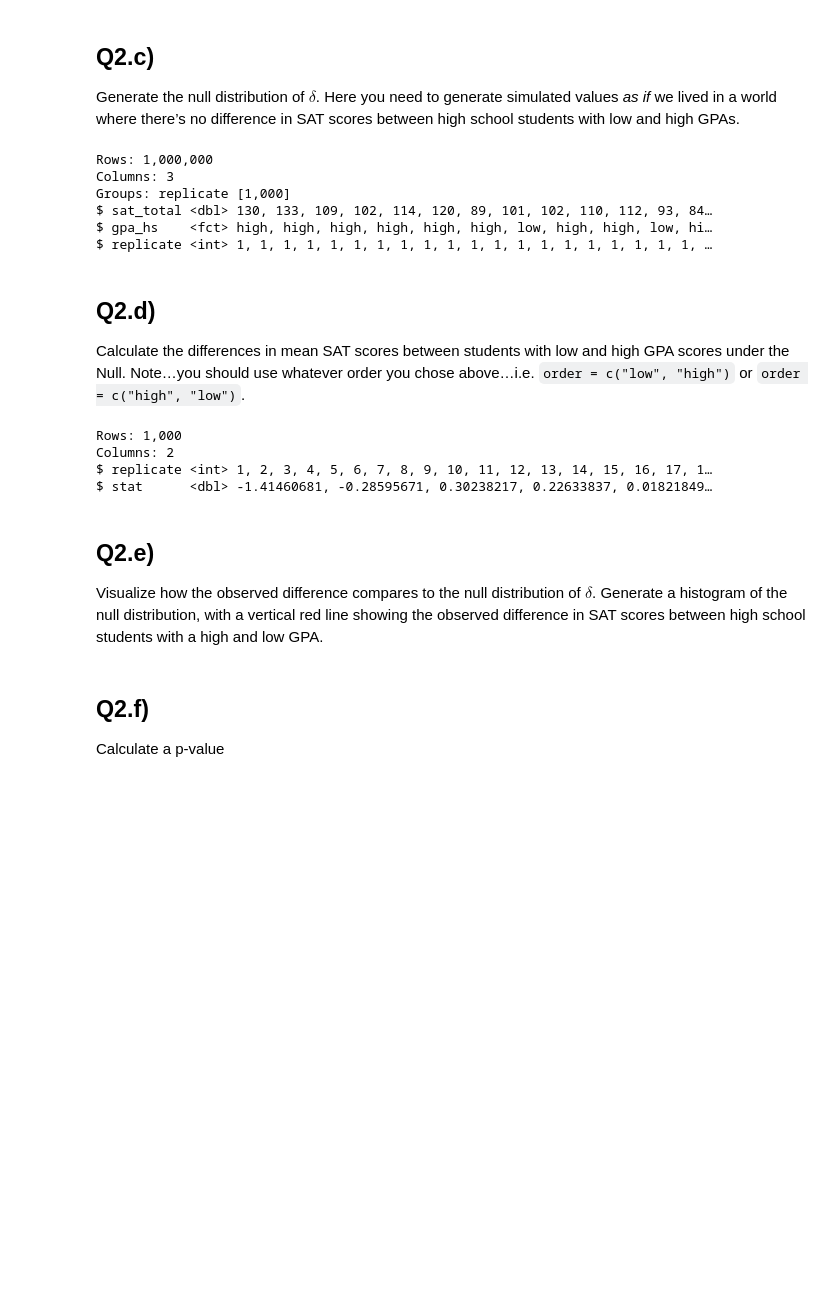
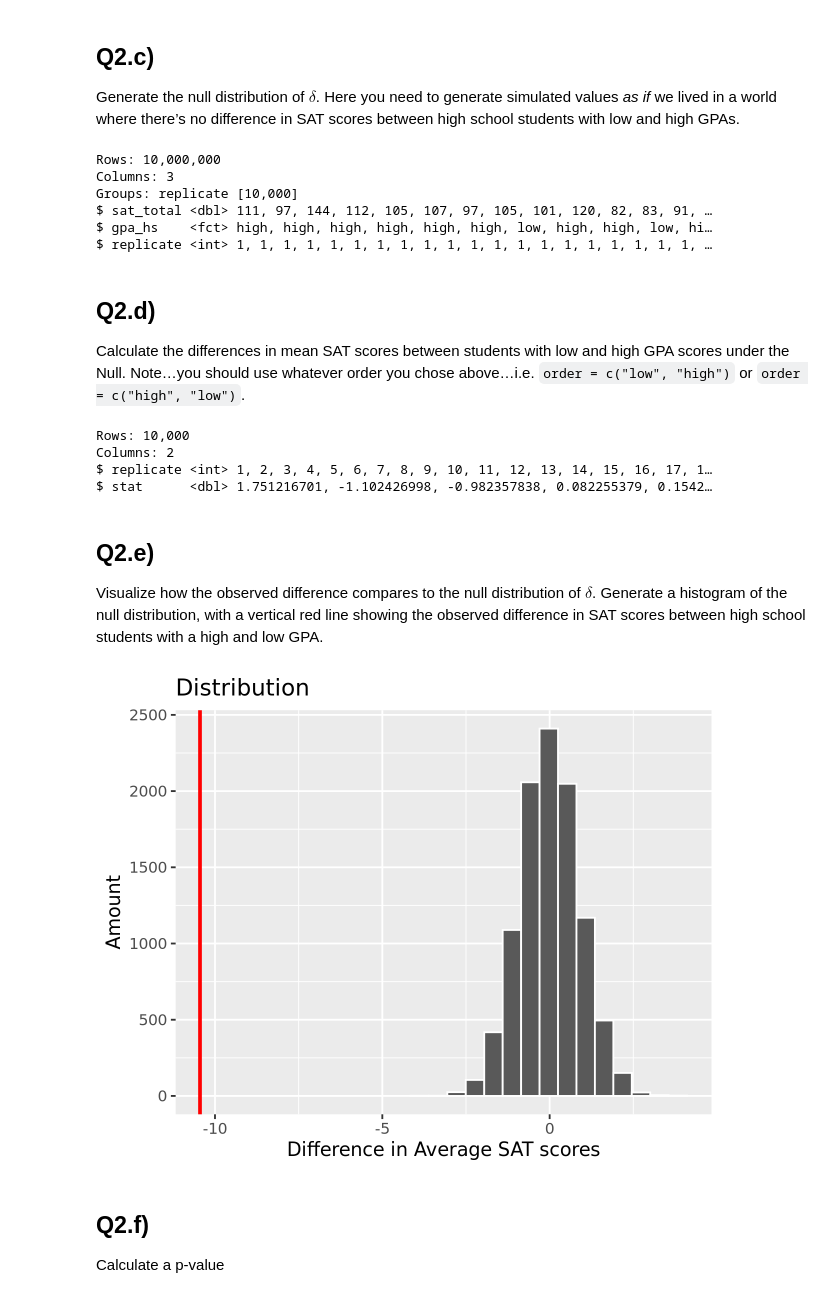
Before and after one commit to kaival1524/a08, a Jupyter notebook: assignment9.ipynb, the cells around one changed output. Saved outputs shown, nothing was run; the diff lists cells and outputs as text; code cells hidden in the pictures; blank space fills up the shorter version.

```diff
--- a/assignment9.ipynb
+++ b/assignment9.ipynb
@@ -384,14 +384,14 @@ in SAT scores between high school students with low and high GPAs.
 sat_in_null_world <- sat_gpa %>%
     specify(sat_total ~ gpa_hs) %>%
     hypothesize(null = "independence") %>%
-    generate(reps = 1000, type = "permute")
+    generate(reps = 10000, type = "permute")
 
 sat_in_null_world |> glimpse()
 # %% [output]
-Rows: 1,000,000
+Rows: 10,000,000
 Columns: 3
-Groups: replicate [1,000]
-$ sat_total <dbl> 130, 133, 109, 102, 114, 120, 89, 101, 102, 110, 112, 93, 84…
+Groups: replicate [10,000]
+$ sat_total <dbl> 111, 97, 144, 112, 105, 107, 97, 105, 101, 120, 82, 83, 91, …
 $ gpa_hs    <fct> high, high, high, high, high, high, low, high, high, low, hi…
 $ replicate <int> 1, 1, 1, 1, 1, 1, 1, 1, 1, 1, 1, 1, 1, 1, 1, 1, 1, 1, 1, 1, …
 # %% [markdown]
@@ -407,10 +407,10 @@ sat_diff_under_null <- sat_in_null_world %>%
 
 sat_diff_under_null |> glimpse()
 # %% [output]
-Rows: 1,000
+Rows: 10,000
 Columns: 2
 $ replicate <int> 1, 2, 3, 4, 5, 6, 7, 8, 9, 10, 11, 12, 13, 14, 15, 16, 17, 1…
-$ stat      <dbl> -1.41460681, -0.28595671, 0.30238217, 0.22633837, 0.01821849…
+$ stat      <dbl> 1.751216701, -1.102426998, -0.982357838, 0.082255379, 0.1542…
 # %% [markdown]
 ## Q2.e)
 
@@ -419,9 +419,20 @@ of $\delta$. Generate a histogram of the null distribution, with a
 vertical red line showing the observed difference in SAT scores between
 high school students with a high and low GPA.
 # %%
-# you finish this code....
-
-# sat_diff_under_null %>%
+sat_diff_under_null %>%
+    visualize() +
+    geom_vline(
+        xintercept = obs_diff_sat_hs_gpa$stat,
+        color = "red",
+        size = 1
+    ) +
+    labs(
+    title = "Distribution",
+    x = "Difference in Average SAT scores",
+    y = "Amount"
+    )
+# %% [output]
+[figure, added]
 # %% [markdown]
 ## Q2.f)
 
```
Also changed, not shown: parts of 10 cells of this notebook.
